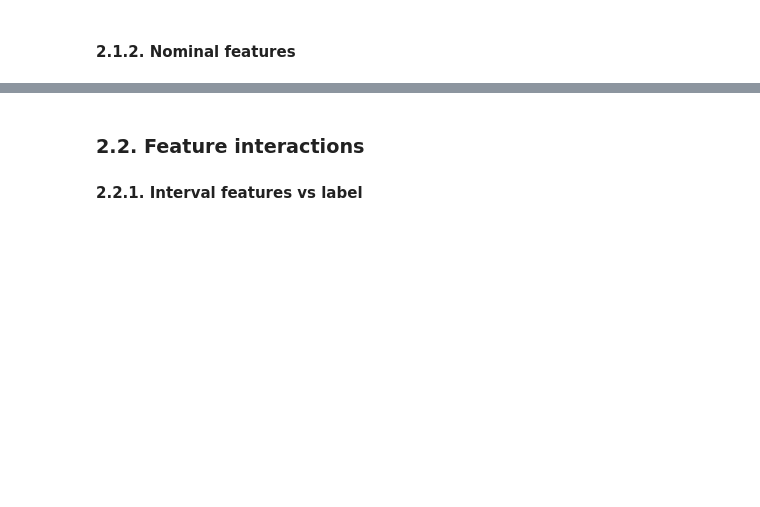
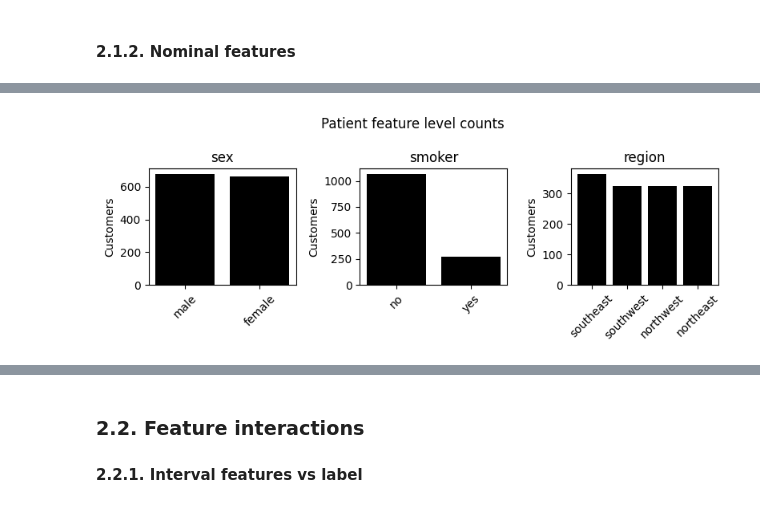
Before and after one commit to 4GeeksAcademy/gperdrizet-linear-regression, a Jupyter notebook: notebooks/solution.ipynb, the cells around one changed output, grey strips where cells are left out. Drawn from its saved outputs; the diff is of its cells as text; code cells hidden in the pictures; blank space fills up the shorter version.

```diff
--- a/notebooks/solution.ipynb
+++ b/notebooks/solution.ipynb
@@ -72,17 +140,19 @@ level_counts.head(len(level_counts))
 # %%
-fig, axs = plt.subplots(1, 3, figsize=(10, 3))
+fig, axs = plt.subplots(1, 3, figsize=(8, 3))
 axs = axs.flatten()
 
 fig.suptitle('Patient feature level counts')
 
 for i, feature in enumerate(nominal_features):
 
     level_counts = data_df[feature].value_counts()
 
     axs[i].set_title(feature)
     axs[i].bar(list(range(len(level_counts))), level_counts, tick_label=level_counts.index, color='black')
     axs[i].tick_params(axis='x', labelrotation=45)
     axs[i].set_ylabel('Customers')
 
-fig.tight_layout()
-fig.show()
+plt.tight_layout()
+plt.show()
+# %% [output]
+[figure, added]
```
Also changed, not shown: parts of 48 cells of this notebook.
